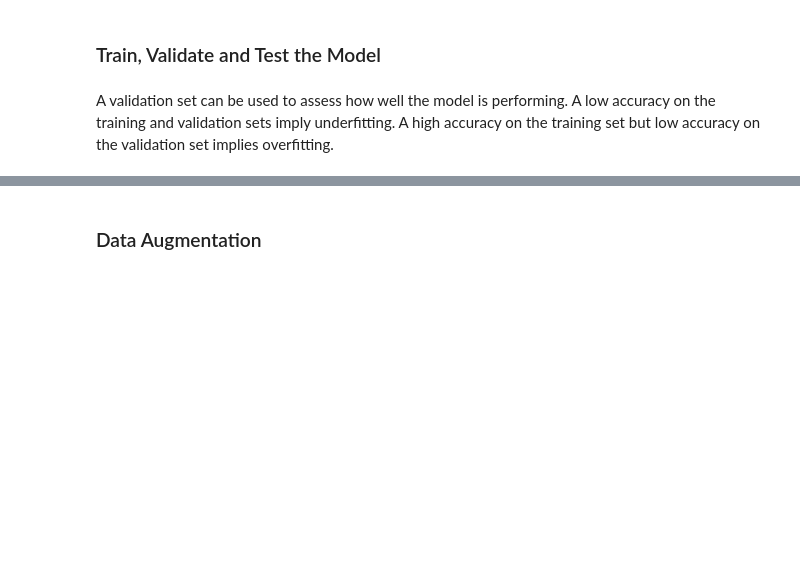
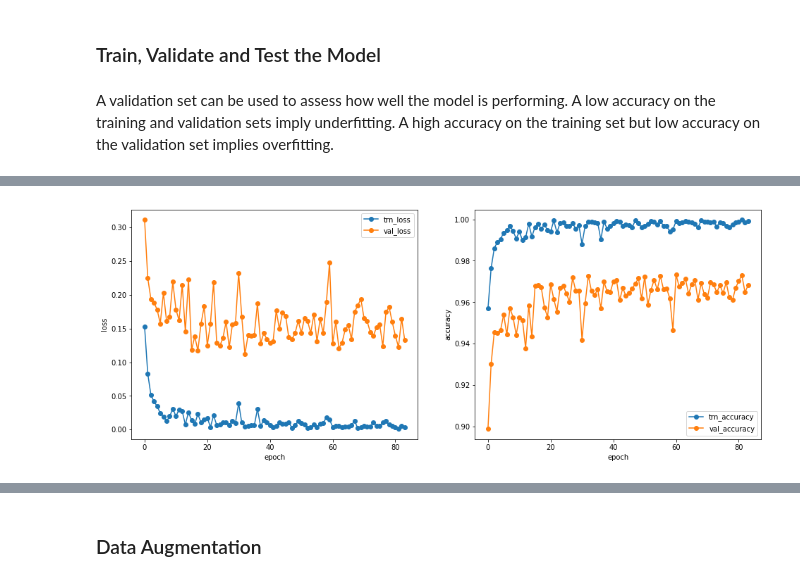
Before and after one commit to chenwade/CarND-Traffic-Sign-Classifier-Project, a Jupyter notebook: Traffic_Sign_Classifier.ipynb, the cells around one changed output, grey strips where cells are left out. Drawn from its saved outputs; the diff is of its cells as text; code cells hidden in the pictures; blank space fills up the shorter version.

```diff
--- a/Traffic_Sign_Classifier.ipynb
+++ b/Traffic_Sign_Classifier.ipynb
@@ -238,3 +258,4 @@ assert X_val_pp.shape[0] == y_val_hot.shape[0]
-# %%
-X_trn_pp, y_train = shuffle(X_trn_pp, y_train)
-y_trn_hot = np_utils.to_categorical(y_train)
+# %%
+X_trn_pp, y_trn_pp = preprocess_data(X_train, y_train, dataset="train", augment=1, preprocess=True)
+X_val_pp, y_val_pp = preprocess_data(X_valid, y_valid, dataset="valid", augment=1, preprocess=True)
+X_tst_pp, y_tst_pp = preprocess_data(X_test, y_test, dataset="test", augment=1, preprocess=True)
@@ -257,2 +287,9 @@ plt.show()
+# %%
+#### Normalize the data set ####
+mean = np.mean(X_trn_pp)
+stdd = np.std(X_trn_pp)
+scaled_X_trn_pp = (X_trn_pp - mean) / stdd
+scaled_X_val_pp = (X_val_pp - mean) / stdd
+scaled_X_tst_pp = (X_tst_pp - mean) / stdd
 # %% [markdown]
 ### Model Architecture
@@ -288,12 +309,0 @@ def evaluate(X_data, y_data):
-# %%
-def acc_and_loss(X_data, y_data):
-    num_examples = len(X_data)
-    total_accuracy = 0
-    softmax_cross_entropy = []
-    sess = tf.get_default_session()
-    for offset in range(0, num_examples, BATCH_SIZE):
-        batch_x, batch_y = X_data[offset:offset+BATCH_SIZE], y_data[offset:offset+BATCH_SIZE]
-        [accuracy, softmax] = sess.run([accuracy_operation, cross_entropy], feed_dict={x: batch_x, y: batch_y})
-        total_accuracy += (accuracy * len(batch_x))
-        softmax_cross_entropy.extend(softmax)
-    return total_accuracy / num_examples, np.mean(softmax_cross_entropy)
@@ -459,0 +602,20 @@ Validation Accuracy = 0.978
+# %%
+  #### Control panel 1, setup model parameters ####
+model_name = 'lenet_'
+
+max_epoches = 300
+batch_size = 64
+epochs_print = 5
+
+lr = 1e-3
+l2_lambda = 1e-3
+
+resume_training = False
+early_stopping_patience = 50
+
+params = [lr, max_epoches, batch_size, l2_lambda, model_name,
+         resume_training, early_stopping_patience, epochs_print]
+
+#### train the model and evaluate the mode ###
+lenet_modeling(scaled_X_trn_pp, y_trn_pp, scaled_X_val_pp, y_val_pp, scaled_X_tst_pp, y_tst_pp, params=params)
+# %% [output]
@@ -459,0 +639 @@ Validation Accuracy = 0.978
+[figure, added]
```
Also changed, not shown: parts of 77 cells of this notebook, 14 other files.
